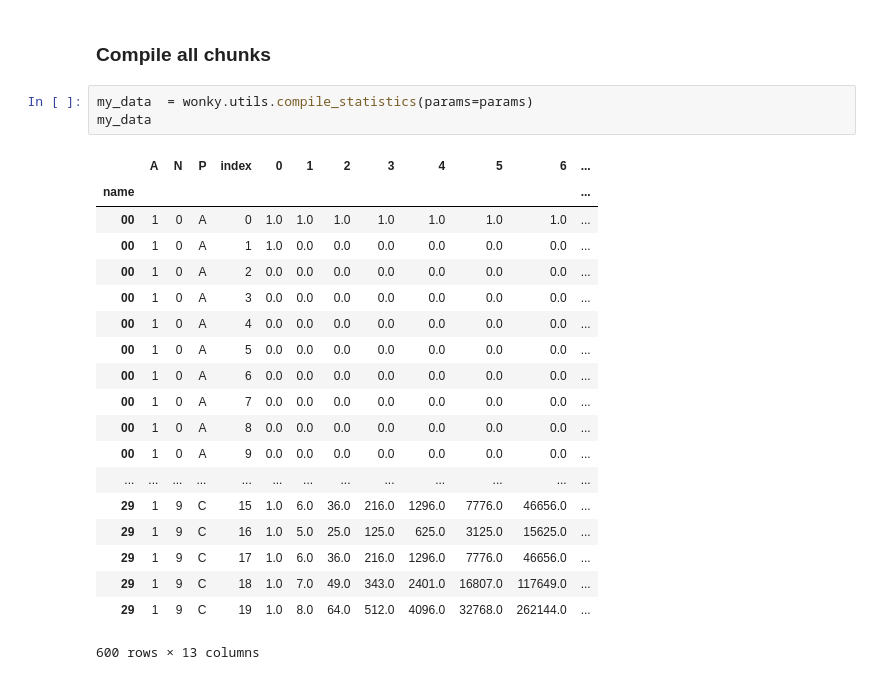
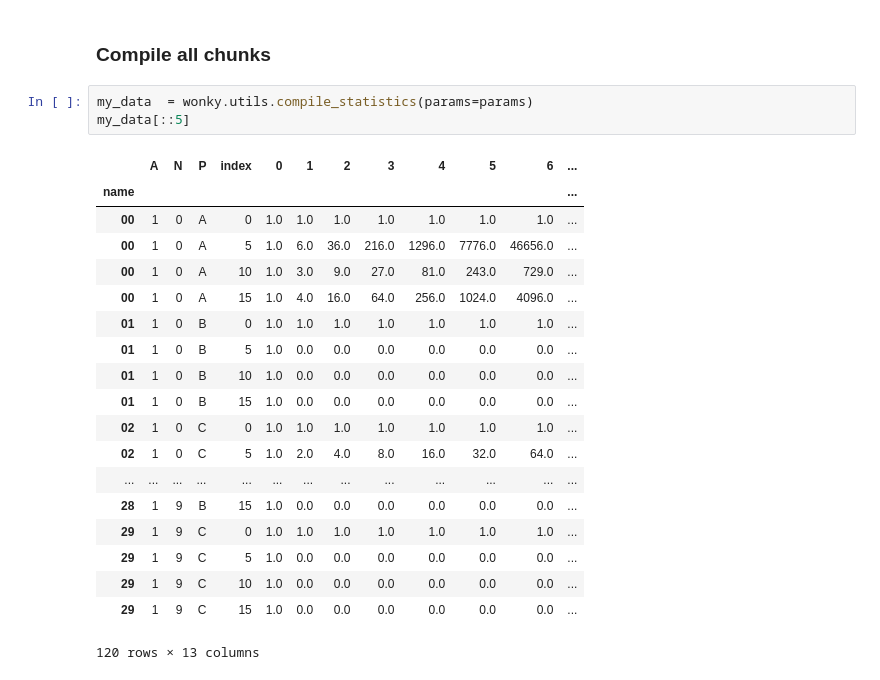
Before and after one commit to sirsh/wonky, a Jupyter notebook: guide.ipynb, the cells around one changed output. Drawn from its saved outputs; the diff is of its cells as text.

```diff
--- a/guide.ipynb
+++ b/guide.ipynb
@@ -85,27 +85,27 @@ wonky.plotting.plot_many(images, (6,5))
 ### Compile all chunks
 # %%
 my_data  = wonky.utils.compile_statistics(params=params)
-my_data
+my_data[::5]
 # %% [output]
 |  | A | N | P | index | 0 | 1 | 2 | 3 | 4 | 5 | 6 | ... |
 | name |  |  |  |  |  |  |  |  |  |  |  | ... |
 | 00 | 1 | 0 | A | 0 | 1.0 | 1.0 | 1.0 | 1.0 | 1.0 | 1.0 | 1.0 | ... |
-| 00 | 1 | 0 | A | 1 | 1.0 | 0.0 | 0.0 | 0.0 | 0.0 | 0.0 | 0.0 | ... |
-| 00 | 1 | 0 | A | 2 | 0.0 | 0.0 | 0.0 | 0.0 | 0.0 | 0.0 | 0.0 | ... |
-| 00 | 1 | 0 | A | 3 | 0.0 | 0.0 | 0.0 | 0.0 | 0.0 | 0.0 | 0.0 | ... |
-| 00 | 1 | 0 | A | 4 | 0.0 | 0.0 | 0.0 | 0.0 | 0.0 | 0.0 | 0.0 | ... |
-| 00 | 1 | 0 | A | 5 | 0.0 | 0.0 | 0.0 | 0.0 | 0.0 | 0.0 | 0.0 | ... |
-| 00 | 1 | 0 | A | 6 | 0.0 | 0.0 | 0.0 | 0.0 | 0.0 | 0.0 | 0.0 | ... |
-| 00 | 1 | 0 | A | 7 | 0.0 | 0.0 | 0.0 | 0.0 | 0.0 | 0.0 | 0.0 | ... |
-| 00 | 1 | 0 | A | 8 | 0.0 | 0.0 | 0.0 | 0.0 | 0.0 | 0.0 | 0.0 | ... |
-| 00 | 1 | 0 | A | 9 | 0.0 | 0.0 | 0.0 | 0.0 | 0.0 | 0.0 | 0.0 | ... |
+| 00 | 1 | 0 | A | 5 | 1.0 | 6.0 | 36.0 | 216.0 | 1296.0 | 7776.0 | 46656.0 | ... |
+| 00 | 1 | 0 | A | 10 | 1.0 | 3.0 | 9.0 | 27.0 | 81.0 | 243.0 | 729.0 | ... |
+| 00 | 1 | 0 | A | 15 | 1.0 | 4.0 | 16.0 | 64.0 | 256.0 | 1024.0 | 4096.0 | ... |
+| 01 | 1 | 0 | B | 0 | 1.0 | 1.0 | 1.0 | 1.0 | 1.0 | 1.0 | 1.0 | ... |
+| 01 | 1 | 0 | B | 5 | 1.0 | 0.0 | 0.0 | 0.0 | 0.0 | 0.0 | 0.0 | ... |
+| 01 | 1 | 0 | B | 10 | 1.0 | 0.0 | 0.0 | 0.0 | 0.0 | 0.0 | 0.0 | ... |
+| 01 | 1 | 0 | B | 15 | 1.0 | 0.0 | 0.0 | 0.0 | 0.0 | 0.0 | 0.0 | ... |
+| 02 | 1 | 0 | C | 0 | 1.0 | 1.0 | 1.0 | 1.0 | 1.0 | 1.0 | 1.0 | ... |
+| 02 | 1 | 0 | C | 5 | 1.0 | 2.0 | 4.0 | 8.0 | 16.0 | 32.0 | 64.0 | ... |
 | ... | ... | ... | ... | ... | ... | ... | ... | ... | ... | ... | ... | ... |
-| 29 | 1 | 9 | C | 15 | 1.0 | 6.0 | 36.0 | 216.0 | 1296.0 | 7776.0 | 46656.0 | ... |
-| 29 | 1 | 9 | C | 16 | 1.0 | 5.0 | 25.0 | 125.0 | 625.0 | 3125.0 | 15625.0 | ... |
-| 29 | 1 | 9 | C | 17 | 1.0 | 6.0 | 36.0 | 216.0 | 1296.0 | 7776.0 | 46656.0 | ... |
-| 29 | 1 | 9 | C | 18 | 1.0 | 7.0 | 49.0 | 343.0 | 2401.0 | 16807.0 | 117649.0 | ... |
-| 29 | 1 | 9 | C | 19 | 1.0 | 8.0 | 64.0 | 512.0 | 4096.0 | 32768.0 | 262144.0 | ... |
+| 28 | 1 | 9 | B | 15 | 1.0 | 0.0 | 0.0 | 0.0 | 0.0 | 0.0 | 0.0 | ... |
+| 29 | 1 | 9 | C | 0 | 1.0 | 1.0 | 1.0 | 1.0 | 1.0 | 1.0 | 1.0 | ... |
+| 29 | 1 | 9 | C | 5 | 1.0 | 0.0 | 0.0 | 0.0 | 0.0 | 0.0 | 0.0 | ... |
+| 29 | 1 | 9 | C | 10 | 1.0 | 0.0 | 0.0 | 0.0 | 0.0 | 0.0 | 0.0 | ... |
+| 29 | 1 | 9 | C | 15 | 1.0 | 0.0 | 0.0 | 0.0 | 0.0 | 0.0 | 0.0 | ... |
-600 rows × 13 columns
+120 rows × 13 columns
 # %%
 my_data[my_data.P == "C"].groupby(["index"]).mean()
 # %% [output]
```
Also changed, not shown: parts of 4 cells of this notebook, 7 other files.
